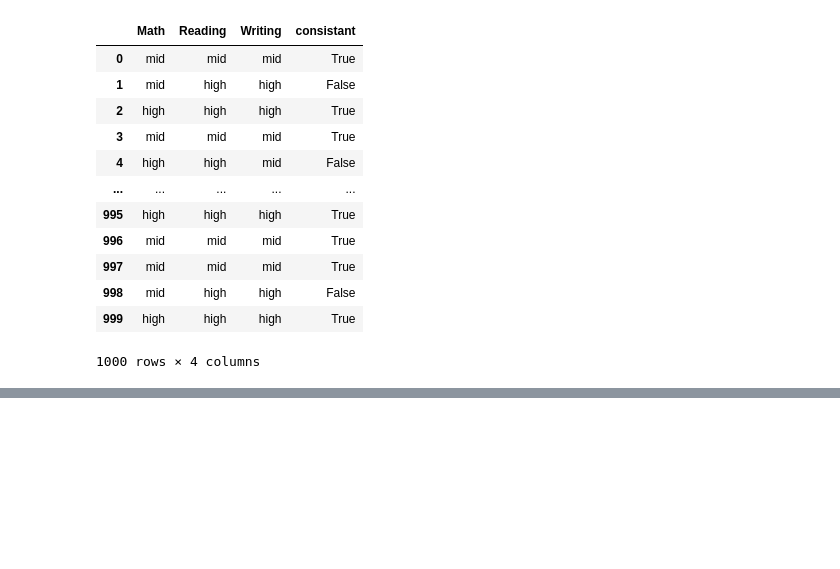
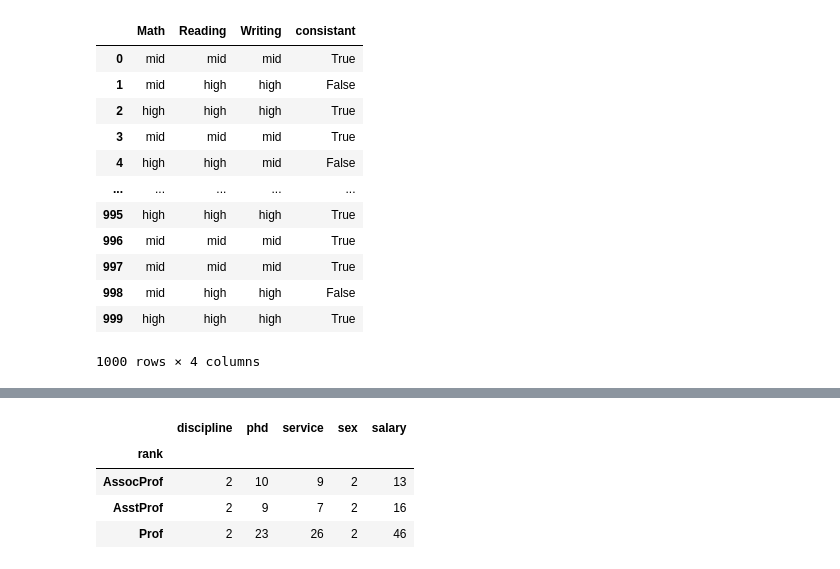
Before and after one commit to olyanos/kfupmCourse, a Jupyter notebook: module2/Day3.ipynb, the cells around one changed output, grey strips where cells are left out. Drawn from its saved outputs; the diff is of its cells as text; code cells hidden in the pictures; blank space fills up the shorter version.

```diff
--- a/module2/Day3.ipynb
+++ b/module2/Day3.ipynb
@@ -132,0 +165,8 @@ equal_w_binning
+# %%
+sal_df.groupby(['rank']).nunique()
+# %% [output]
+|  | discipline | phd | service | sex | salary |
+| rank |  |  |  |  |  |
+| AssocProf | 2 | 10 | 9 | 2 | 13 |
+| AsstProf | 2 | 9 | 7 | 2 | 16 |
+| Prof | 2 | 23 | 26 | 2 | 46 |
```
Also changed, not shown: parts of 6 cells of this notebook, 5 other files.
